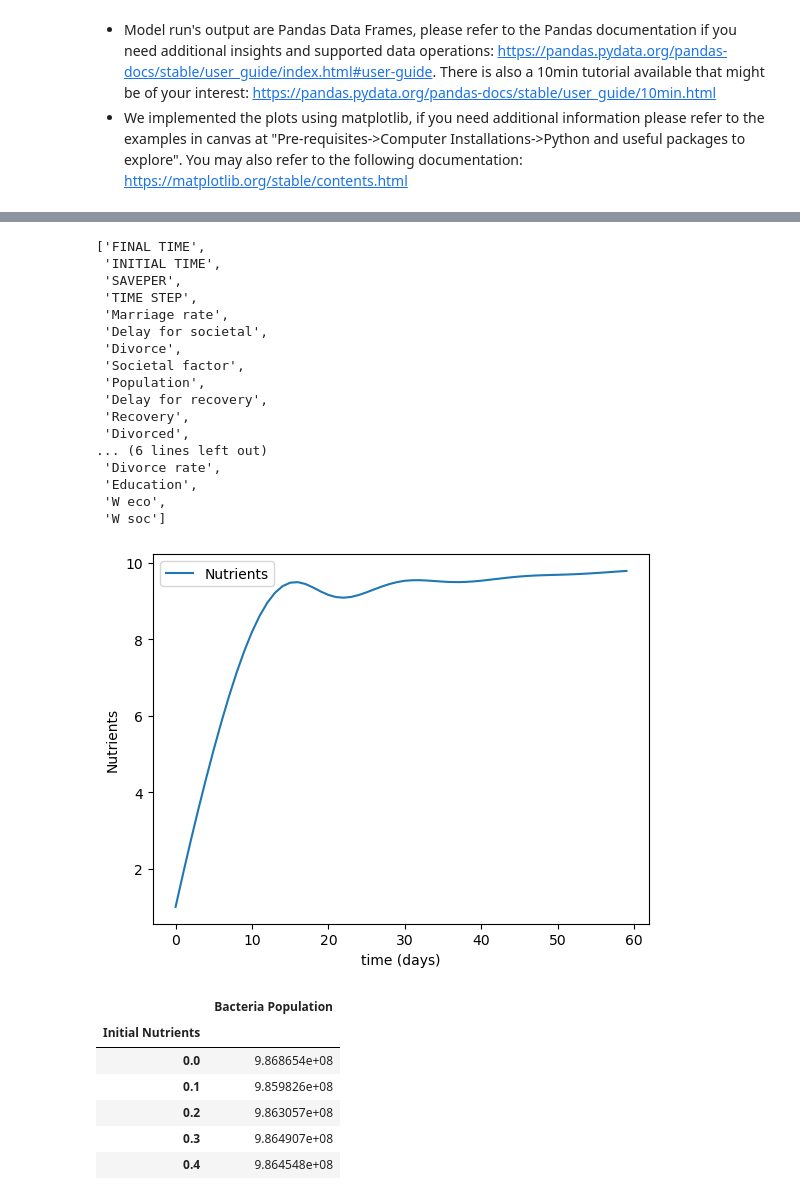
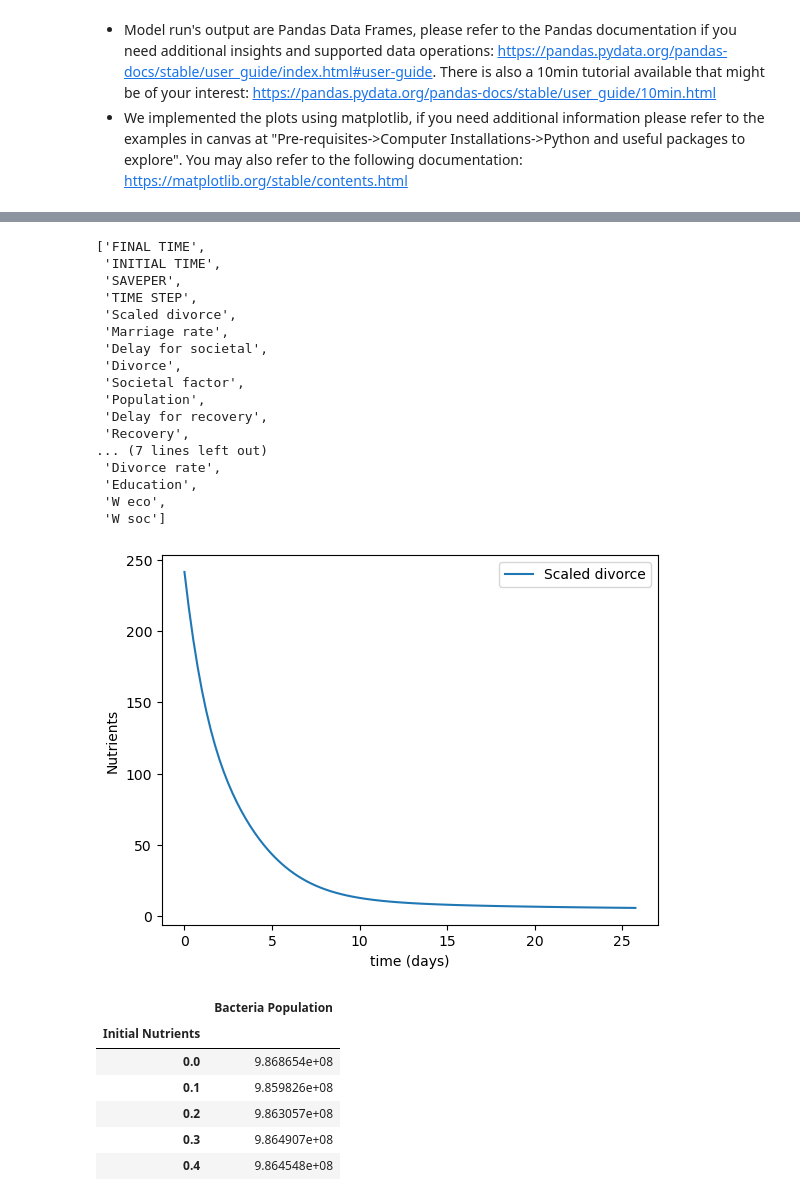
Before and after one commit to Skoyntoyflis/MSD-Group-1, a Jupyter notebook: Optimization-I.ipynb, the cells around one changed output, grey strips where cells are left out. Saved outputs shown, nothing was run; the diff lists cells and outputs as text; code cells hidden in the pictures.

```diff
--- a/Optimization-I.ipynb
+++ b/Optimization-I.ipynb
@@ -15,7 +15,7 @@ import pandas as pd
 import scipy as sp
 # %%
 # load the Vensim model into Python
-model = pysd.read_vensim('C:/Users/Coldr/Documents./SFD_Group.mdl')
+model = pysd.read_vensim('SFD_Group.mdl')
 # %%
 # run the model with default parameter values
 model_output = model.run()
@@ -36,6 +36,7 @@ list(model_output)
  'INITIAL TIME',
  'SAVEPER',
  'TIME STEP',
+ 'Scaled divorce',
  'Marriage rate',
  'Delay for societal',
  'Divorce',
@@ -43,23 +44,36 @@ list(model_output)
  'Population',
  'Delay for recovery',
  'Recovery',
- 'Divorced',
-... (6 lines left out)
+... (7 lines left out)
  'Divorce rate',
  'Education',
  'W eco',
  'W soc']
 # %%
-# plot Nutrients for a given Initial Nutrients Value
-model_output = model.run(params={'Initial Nutrients': 1},
-                         return_timestamps=np.arange(0, 60, 1),
-                         return_columns=['Nutrients'])
+# # plot Nutrients for a given Initial Nutrients Value
+# model_output = model.run(params={'Initial Nutrients': 1},
+#                          return_timestamps=np.arange(0, 60, 1),
+#                          return_columns=['Nutrients'])
+# model_output.plot()
+# plt.ylabel('Nutrients')
+# plt.xlabel('time (days)')
+# plt.show()
+
+model_output = model.run(params={'K':2.22,
+                               'W soc':0.3381,
+                               'W eco':0.6493,
+                               'Recovery Rate':0.0042,
+                               'Delay for societal':3},
+                       return_columns=['Scaled divorce'],
+                       return_timestamps=np.arange(0, 26, 0.25))
+
+
 model_output.plot()
 plt.ylabel('Nutrients')
 plt.xlabel('time (days)')
 plt.show()
 # %% [output]
-[figure, old version]
+[figure, new version]
 # %%
 # vary the Initial Nutrients and observe its impact on Nutrients
 observable1 = 'Nutrients'
```
Also changed, not shown: parts of 2 cells of this notebook, 12 other files.
